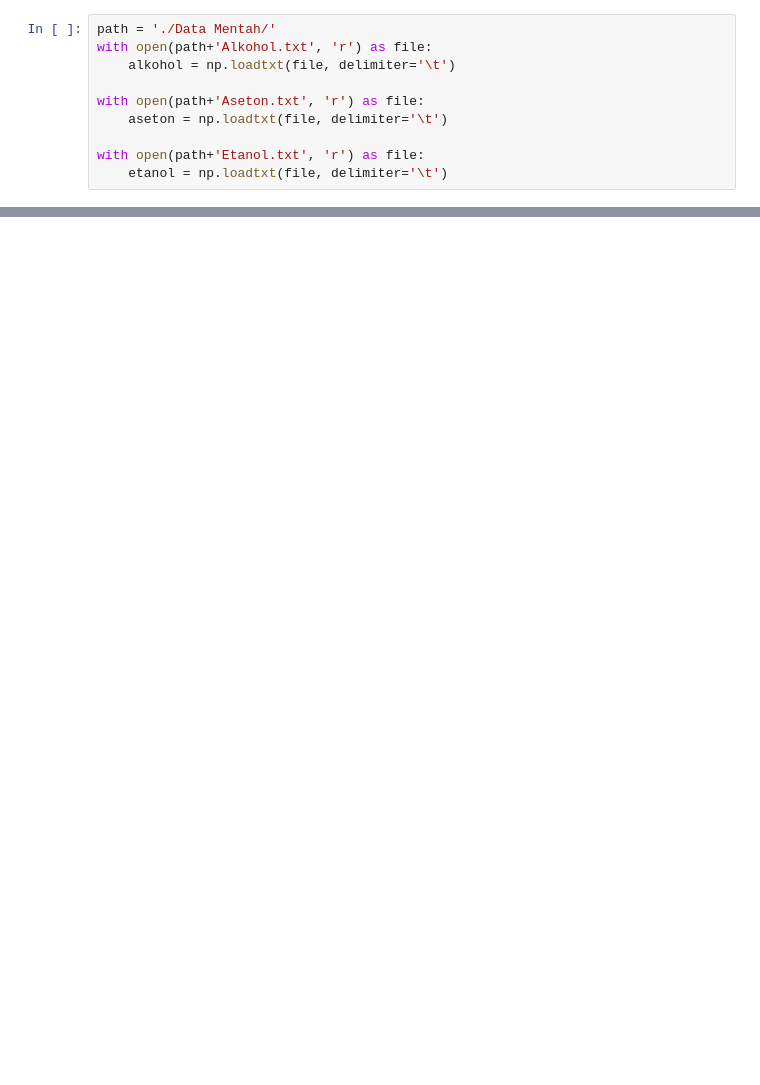
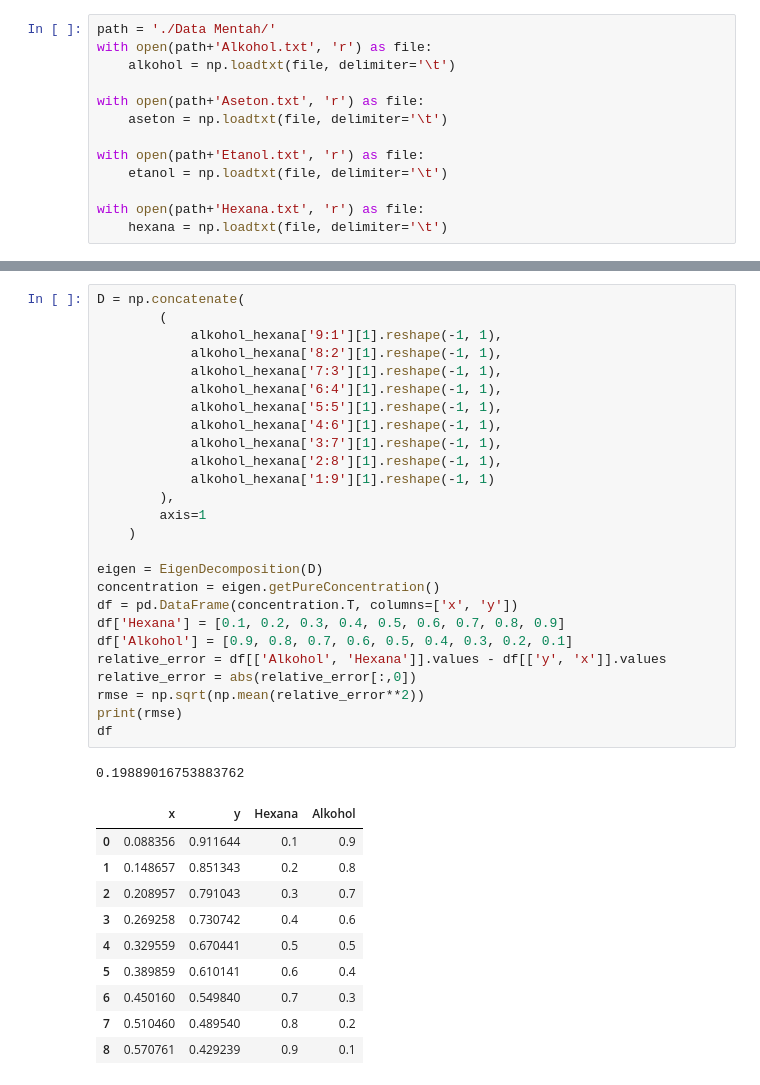
Before and after one commit to ariawahyuw/simulasi-spectra, a Jupyter notebook: Simulasi 2/Simulasi Data Artifisial.ipynb, the cells around one changed output, grey strips where cells are left out. Cells and saved outputs as stored; diff of their text form; blank space fills up the shorter version.

```diff
--- a/Simulasi 2/Simulasi Data Artifisial.ipynb
+++ b/Simulasi 2/Simulasi Data Artifisial.ipynb
@@ -14,6 +14,9 @@ with open(path+'Aseton.txt', 'r') as file:
 
 with open(path+'Etanol.txt', 'r') as file:
     etanol = np.loadtxt(file, delimiter='\t')
+
+with open(path+'Hexana.txt', 'r') as file:
+    hexana = np.loadtxt(file, delimiter='\t')
 # %%
 scaler_alkohol = MinMaxScaler()
 scaler_aseton = MinMaxScaler()
@@ -108,0 +200,38 @@ rmse
+# %%
+D = np.concatenate(
+        (
+            alkohol_hexana['9:1'][1].reshape(-1, 1),
+            alkohol_hexana['8:2'][1].reshape(-1, 1),
+            alkohol_hexana['7:3'][1].reshape(-1, 1),
+            alkohol_hexana['6:4'][1].reshape(-1, 1),
+            alkohol_hexana['5:5'][1].reshape(-1, 1),
+            alkohol_hexana['4:6'][1].reshape(-1, 1),
+            alkohol_hexana['3:7'][1].reshape(-1, 1),
+            alkohol_hexana['2:8'][1].reshape(-1, 1),
+            alkohol_hexana['1:9'][1].reshape(-1, 1)
+        ),
+        axis=1
+    )
+
+eigen = EigenDecomposition(D)
+concentration = eigen.getPureConcentration()
+df = pd.DataFrame(concentration.T, columns=['x', 'y'])
+df['Hexana'] = [0.1, 0.2, 0.3, 0.4, 0.5, 0.6, 0.7, 0.8, 0.9]
+df['Alkohol'] = [0.9, 0.8, 0.7, 0.6, 0.5, 0.4, 0.3, 0.2, 0.1]
+relative_error = df[['Alkohol', 'Hexana']].values - df[['y', 'x']].values
+relative_error = abs(relative_error[:,0])
+rmse = np.sqrt(np.mean(relative_error**2))
+print(rmse)
+df
+# %% [output]
+0.19889016753883762
+|  | x | y | Hexana | Alkohol |
+| 0 | 0.088356 | 0.911644 | 0.1 | 0.9 |
+| 1 | 0.148657 | 0.851343 | 0.2 | 0.8 |
+| 2 | 0.208957 | 0.791043 | 0.3 | 0.7 |
+| 3 | 0.269258 | 0.730742 | 0.4 | 0.6 |
+| 4 | 0.329559 | 0.670441 | 0.5 | 0.5 |
+| 5 | 0.389859 | 0.610141 | 0.6 | 0.4 |
+| 6 | 0.450160 | 0.549840 | 0.7 | 0.3 |
+| 7 | 0.510460 | 0.489540 | 0.8 | 0.2 |
+| 8 | 0.570761 | 0.429239 | 0.9 | 0.1 |
```
Also changed, not shown: parts of 12 cells of this notebook, 1 other file.
